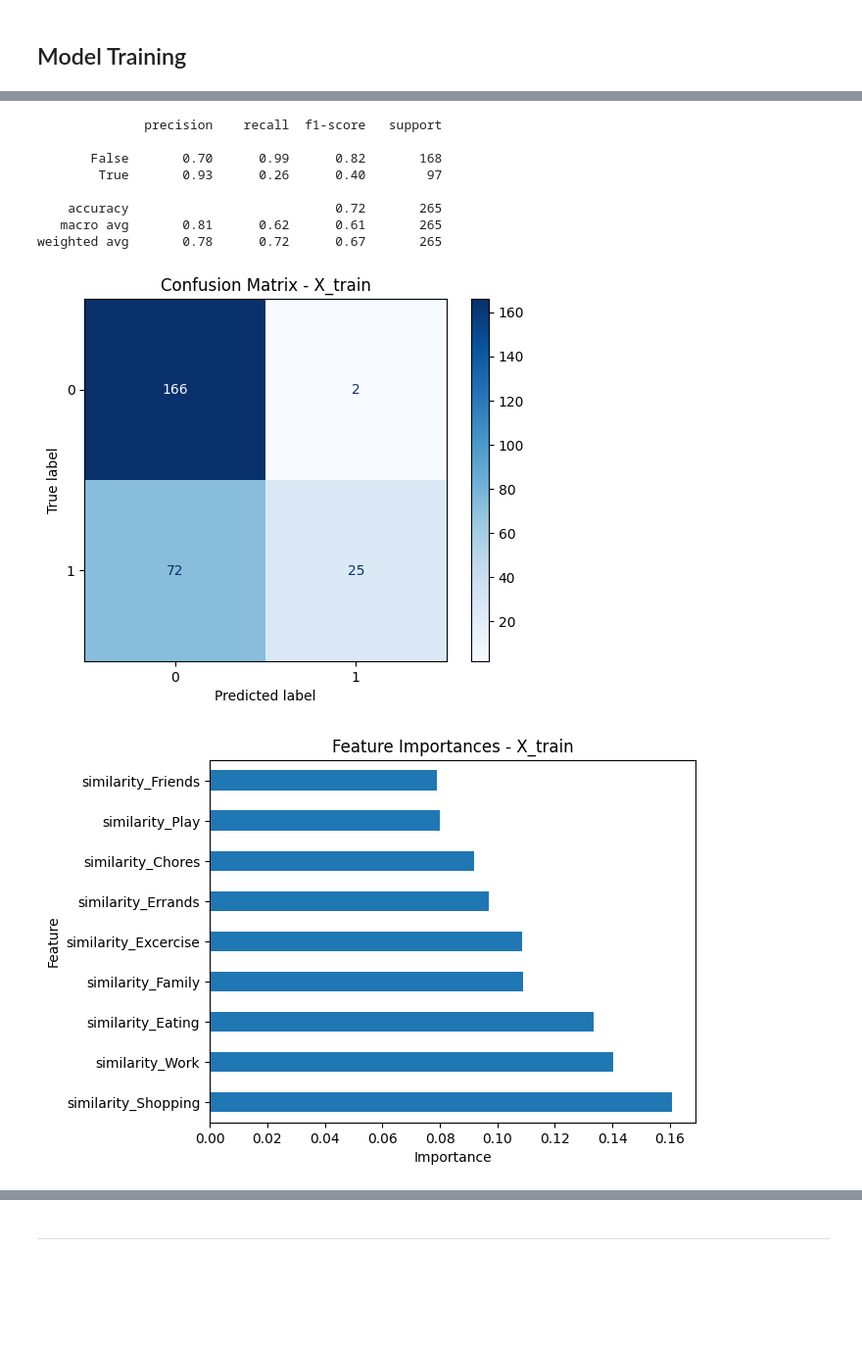
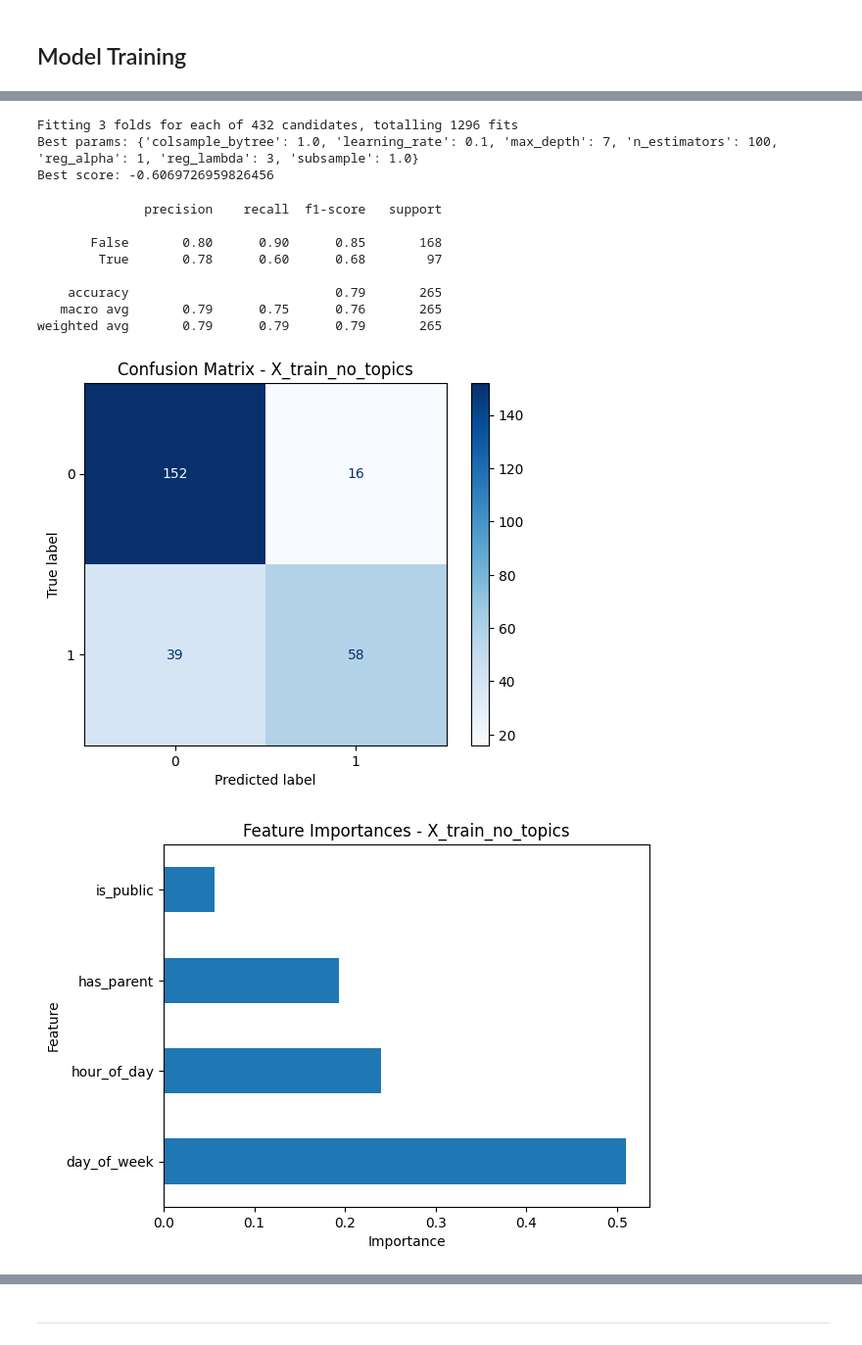
Before and after one commit to pt7481/dootoo_item_prediction, a Jupyter notebook: eda/dootoo_item_prediction.ipynb, the cells around one changed output, grey strips where cells are left out. Shown at 98% size. Saved outputs shown, nothing was run; the diff lists cells and outputs as text; code cells hidden in the pictures; blank space fills up the shorter version.

```diff
--- a/eda/dootoo_item_prediction.ipynb
+++ b/eda/dootoo_item_prediction.ipynb
@@ -201,10 +233,7 @@ def prepare_data(tasks_df):
 
     # Extract date and time features from 'createdAt'
     X["createdAt"] = pd.to_datetime(X["createdAt"])
-    X["year"] = X["createdAt"].dt.year
-    X["month"] = X["createdAt"].dt.month
-    X["day"] = X["createdAt"].dt.day
-    X["hour"] = X["createdAt"].dt.hour  # 24-hour format
+    X["hour_of_day"] = X["createdAt"].dt.hour  # 24-hour format
     X["day_of_week"] = X["createdAt"].dt.dayofweek  # 0=Monday, 6=Sunday
 
     X["has_parent"] = X["parent_item_id"].notnull().astype(int)
@@ -257,12 +286,8 @@ def prepare_data(tasks_df):
 
     # Reduce df columns to only those needed for modeling
     numerical_cols = [
-        "year",
-        "month",
-        "day",
-        "hour",
+        "hour_of_day",
         "day_of_week",
-        "rank_idx",
         "has_parent",
         "is_public",
     ]
@@ -371,13 +408,27 @@ def log_model_metrics(model, X, y, dataset_name="X_train"):
 # %%
-log_model_metrics(clf, X_train_prepared, y_train, dataset_name="X_train")
+# Ablation testing: Remove topic similarity features and retrain
+filtered_cols = [
+    "hour_of_day",
+    "day_of_week",
+    "has_parent",
+    "is_public",
+]
+X_train_prepared_no_topic = X_train_prepared[filtered_cols]
+clf_no_topics = train_model(X_train_prepared_no_topic, y_train)
+log_model_metrics(
+    clf_no_topics, X_train_prepared_no_topic, y_train, dataset_name="X_train_no_topics"
+)
 # %% [output]
-              precision    recall  f1-score   support
-
-       False       0.70      0.99      0.82       168
-        True       0.93      0.26      0.40        97
-
-    accuracy                           0.72       265
-   macro avg       0.81      0.62      0.61       265
-weighted avg       0.78      0.72      0.67       265
+Fitting 3 folds for each of 432 candidates, totalling 1296 fits
+Best params: {'colsample_bytree': 1.0, 'learning_rate': 0.1, 'max_depth': 7, 'n_estimators': 100, 'reg_alpha': 1, 'reg_lambda': 3, 'subsample': 1.0}
+Best score: -0.6069726959826456
+              precision    recall  f1-score   support
+
+       False       0.80      0.90      0.85       168
+        True       0.78      0.60      0.68        97
+
+    accuracy                           0.79       265
+   macro avg       0.79      0.75      0.76       265
+weighted avg       0.79      0.79      0.79       265
-[figure, old version]
+[figure, new version]
-[figure, old version]
+[figure, new version]
```
Also changed, not shown: parts of 18 cells of this notebook, 2 other files.
